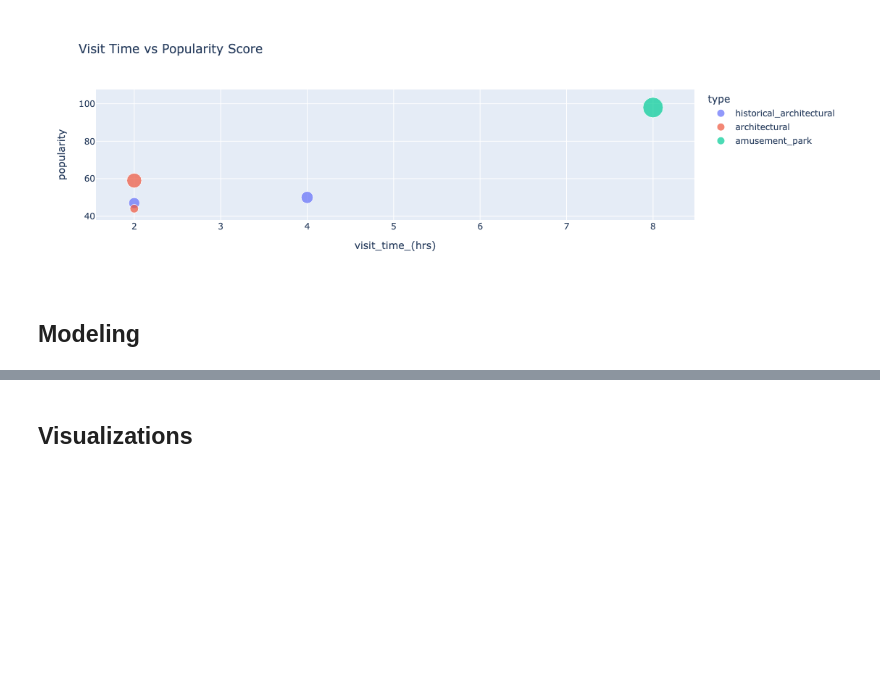
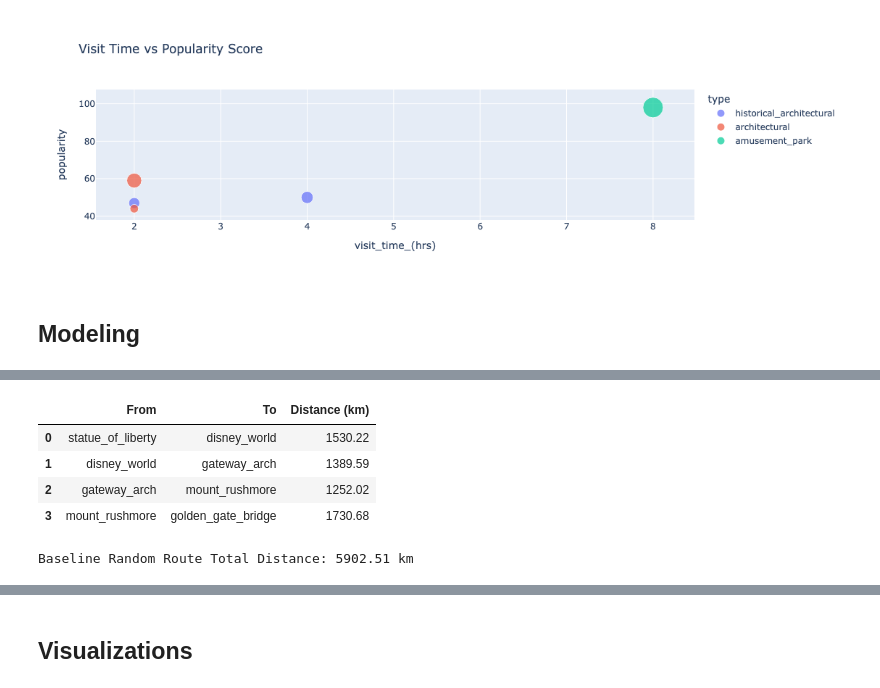
Before and after one commit to KRMalaGrino/butterfly-brigade, a Jupyter notebook: data_science/roadtrip_project.ipynb, the cells around one changed output, grey strips where cells are left out. Drawn from its saved outputs; the diff is of its cells as text; code cells hidden in the pictures; blank space fills up the shorter version.

```diff
--- a/data_science/roadtrip_project.ipynb
+++ b/data_science/roadtrip_project.ipynb
@@ -250,0 +266,32 @@ After your model is created and run, please
+# %%
+# Create an empty list
+distance_list = []
+
+# Loop through each pair of consecutive landmarks for the baseline route
+for i in range(len(baseline_route) - 1):
+    landmark_from = baseline_route.loc[i, 'landmark']
+    landmark_to = baseline_route.loc[i + 1, 'landmark']
+
+    loc1 = (baseline_route.loc[i, 'latitude'], baseline_route.loc[i, 'longitude'])
+    loc2 = (baseline_route.loc[i + 1, 'latitude'], baseline_route.loc[i + 1, 'longitude'])
+
+    distance_km = haversine(loc1, loc2)
+
+    # Append results as a dictionary
+    distance_list.append({
+        'From': landmark_from,
+        'To': landmark_to,
+        'Distance (km)': round(distance_km, 2)
+    })
+
+# Convert the list to a DataFrame
+baseline_distances_df = pd.DataFrame(distance_list)
+
+# Display the DataFrame
+baseline_distances_df
+# %% [output]
+|  | From | To | Distance (km) |
+| 0 | statue_of_liberty | disney_world | 1530.22 |
+| 1 | disney_world | gateway_arch | 1389.59 |
+| 2 | gateway_arch | mount_rushmore | 1252.02 |
+| 3 | mount_rushmore | golden_gate_bridge | 1730.68 |
@@ -250,0 +309,7 @@ After your model is created and run, please
+# %%
+# Calculate distance for the random baseline route
+baseline_distance = compute_total_distance(baseline_route)
+
+print(f"Baseline Random Route Total Distance: {baseline_distance:.2f} km")
+# %% [output]
+Baseline Random Route Total Distance: 5902.51 km
```
Also changed, not shown: parts of 13 cells of this notebook.
